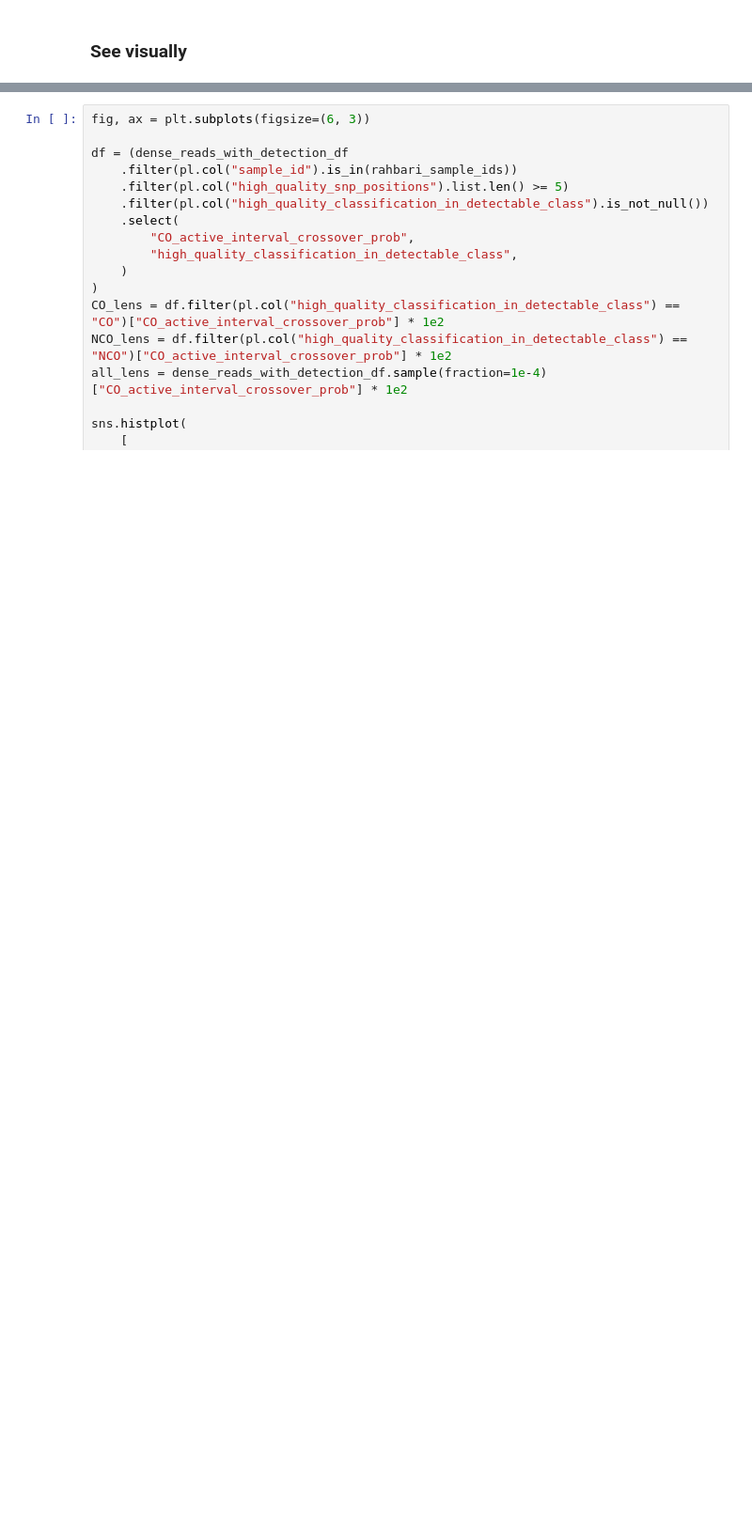
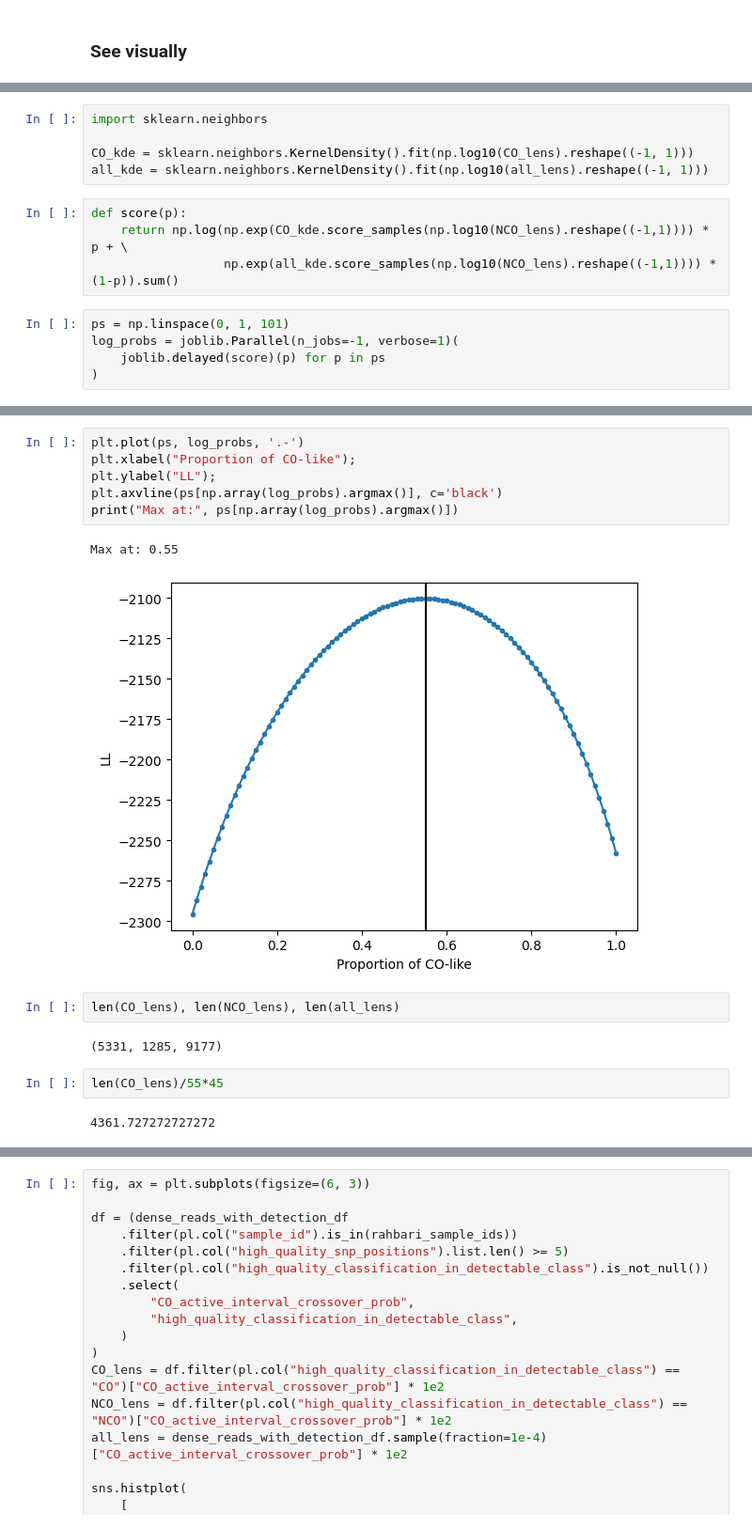
Before and after one commit to regevs/recombination, a Jupyter notebook: notebooks/20250216_CO_vs_NCO_new.ipynb, the cells around one changed output, grey strips where cells are left out. Shown at 94% size. Saved outputs shown, nothing was run; the diff lists cells and outputs as text; blank space fills up the shorter version.

```diff
--- a/notebooks/20250216_CO_vs_NCO_new.ipynb
+++ b/notebooks/20250216_CO_vs_NCO_new.ipynb
@@ -310,0 +338,14 @@ ax.spines[['right', 'top']].set_visible(False)
+# %%
+import sklearn.neighbors
+
+CO_kde = sklearn.neighbors.KernelDensity().fit(np.log10(CO_lens).reshape((-1, 1)))
+all_kde = sklearn.neighbors.KernelDensity().fit(np.log10(all_lens).reshape((-1, 1)))
+# %%
+def score(p):
+    return np.log(np.exp(CO_kde.score_samples(np.log10(NCO_lens).reshape((-1,1)))) * p + \
+                  np.exp(all_kde.score_samples(np.log10(NCO_lens).reshape((-1,1)))) * (1-p)).sum()
+# %%
+ps = np.linspace(0, 1, 101)
+log_probs = joblib.Parallel(n_jobs=-1, verbose=1)(
+    joblib.delayed(score)(p) for p in ps
+)
@@ -310,0 +367,17 @@ ax.spines[['right', 'top']].set_visible(False)
+# %%
+plt.plot(ps, log_probs, '.-')
+plt.xlabel("Proportion of CO-like");
+plt.ylabel("LL");
+plt.axvline(ps[np.array(log_probs).argmax()], c='black')
+print("Max at:", ps[np.array(log_probs).argmax()])
+# %% [output]
+Max at: 0.55
+[figure, added]
+# %%
+len(CO_lens), len(NCO_lens), len(all_lens)
+# %% [output]
+(5331, 1285, 9177)
+# %%
+len(CO_lens)/55*45
+# %% [output]
+4361.727272727272
```
Also changed, not shown: parts of 58 cells of this notebook, 18 other files.
